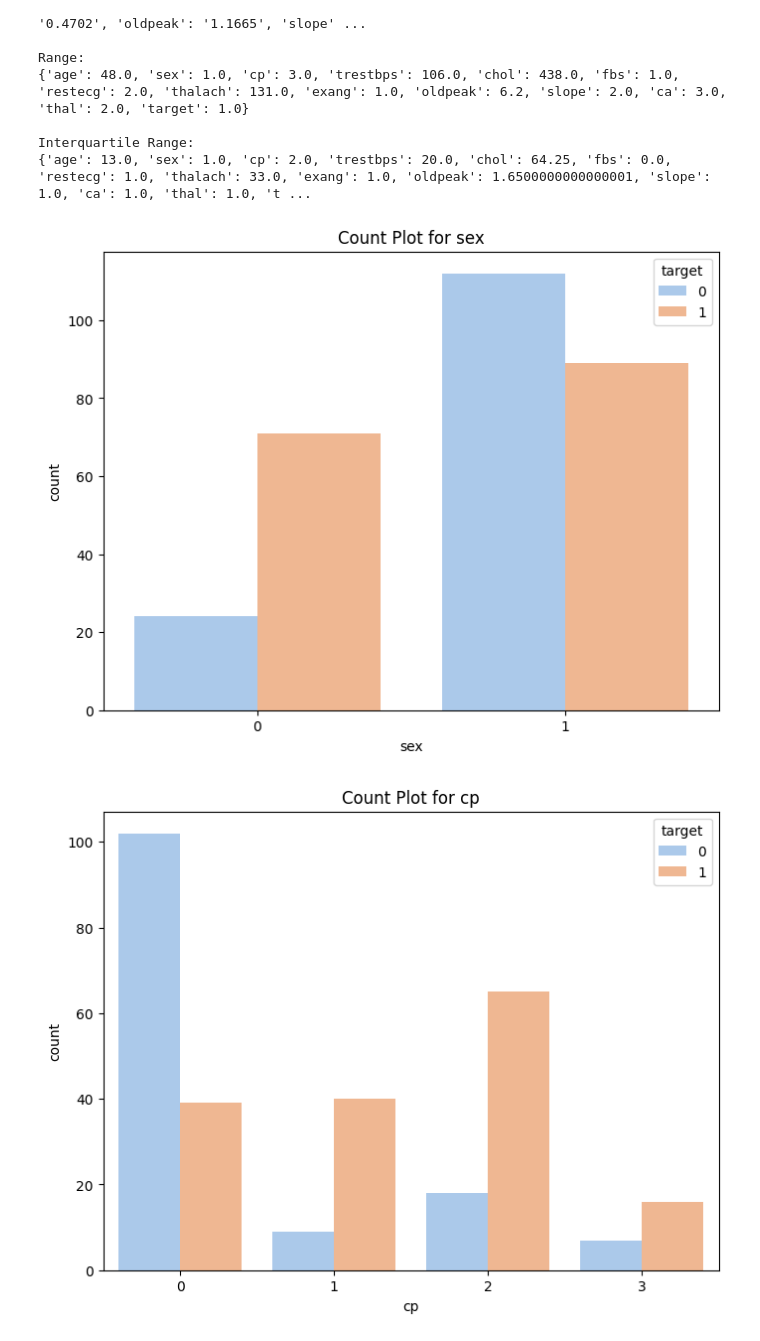
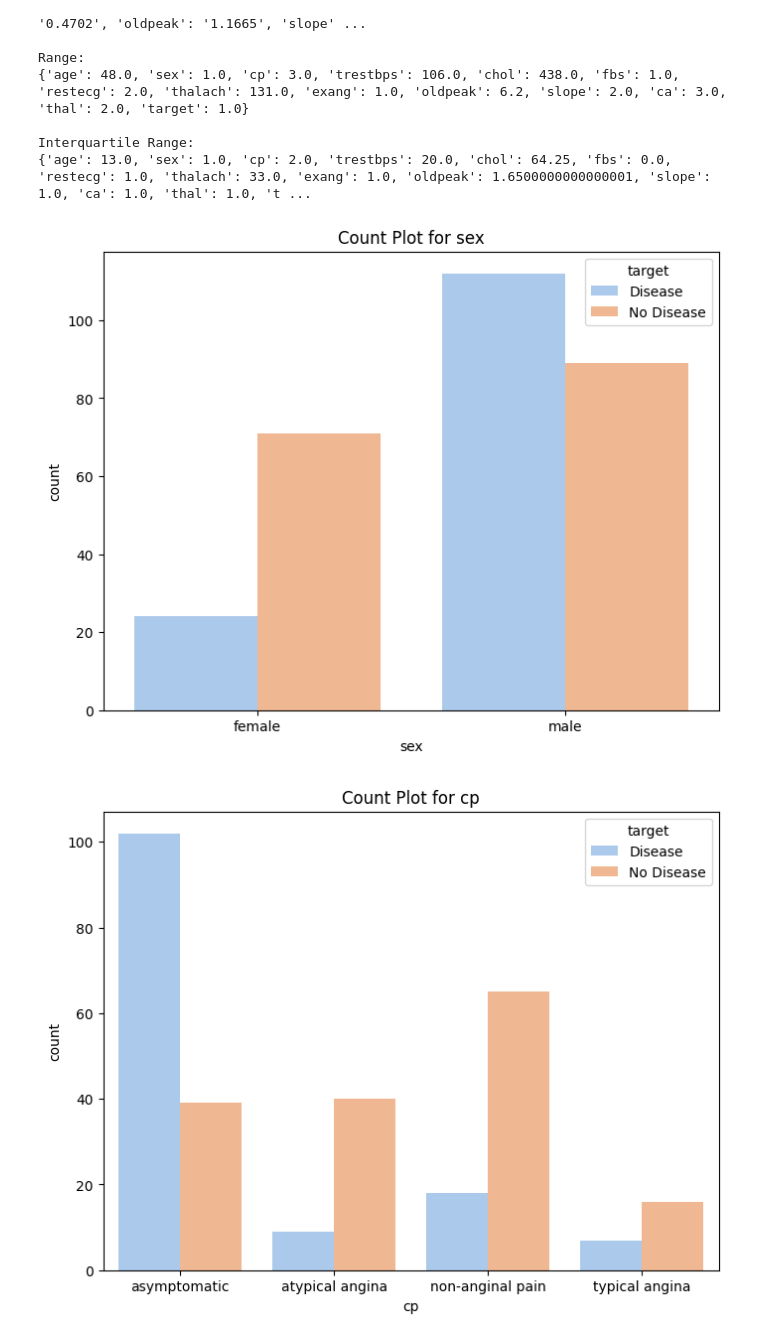
Before and after one commit to kanaishk/Machine-Learning, a Jupyter notebook: Project/Health Care/Heart Attack.ipynb, the cells around one changed output. Saved outputs shown, nothing was run; the diff lists cells and outputs as text; code cells hidden in the pictures.

Commit message:
added more details to the graphs

```diff
--- a/Project/Health Care/Heart Attack.ipynb
+++ b/Project/Health Care/Heart Attack.ipynb
@@ -211,20 +211,25 @@ Interquartile Range:
 # %%
 graph_dir = os.path.join(cwd,'Graph')
 # %%
-categorical_vars = ['sex', 'cp', 'fbs', 'restecg', 'exang', 'slope', 'ca', 'thal']
+categorical_vars = {'sex':['female','male'],
+                    'cp':['asymptomatic','atypical angina','non-anginal pain','typical angina'],
+                    'fbs':['false','true'],
+                    'restecg':['left ventricular hypertrophy','normal','ST-T wave abnormality'],
+                    'exang':['no','yes'],
+                    'slope':['downsloping','flat','upsloping'],
+                    'ca':['0 vessel','1 vessel','2 vessels','3 vessels'],
+                    'thal':['fixed defect','normal blood flow','reversible defect']}
 
-for var in categorical_vars:
+for var in list(categorical_vars.keys()):
     plt.figure(figsize=(8,6))
     sns.countplot(x=var, data=dataset, palette='pastel', hue='target')
     title = 'Count Plot for {}'.format(var)
-    counts = dataset[var].value_counts().values
-    value_counts = dataset[var].value_counts().sort_index()
-    #for i, count in enumerate(value_counts.values):
-    #    plt.annotate(str(count), xy=(i, count), ha='center', va='bottom')
+    plt.xticks(np.arange(len(list(categorical_vars[var]))),list(categorical_vars[var]))
+    plt.legend(title='target', labels=['Disease', 'No Disease'])
     plt.title(title)
     plt.savefig(os.path.join(graph_dir, title + '.png'), bbox_inches='tight')
     plt.show()
     plt.close()
 # %% [output]
-[figure, old version]
+[figure, new version]
-[figure, old version]
+[figure, new version]
```
Also changed, not shown: parts of 1 cell of this notebook, 8 other files.
